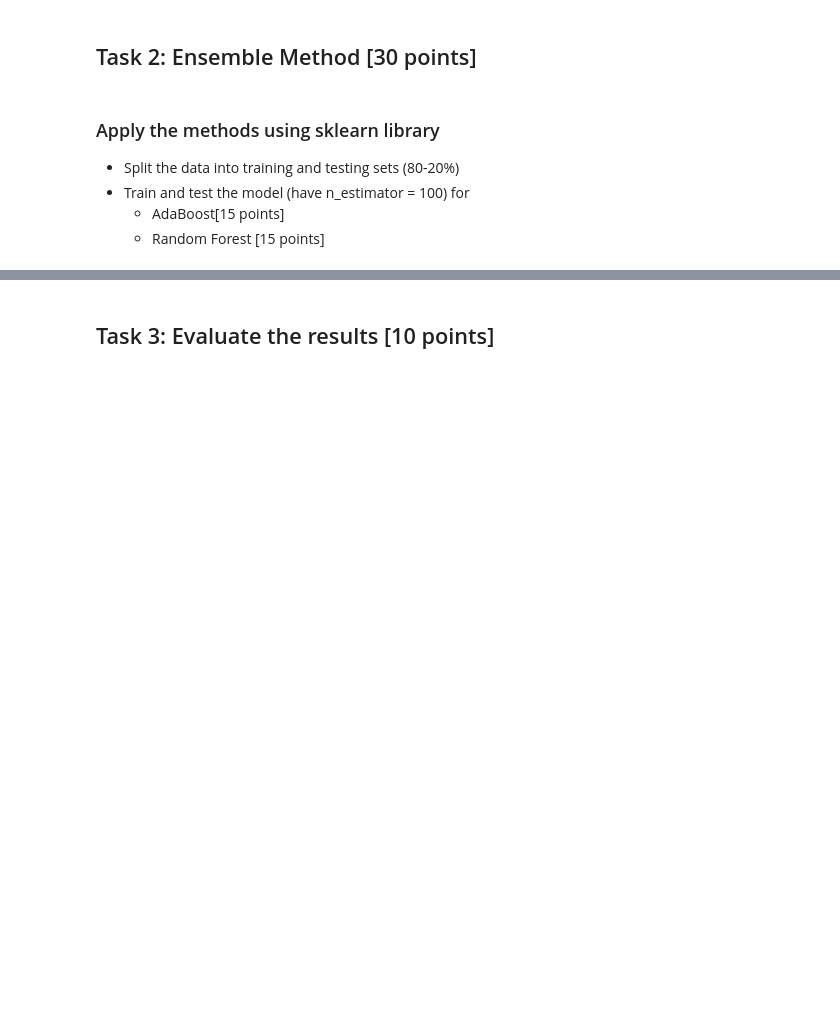
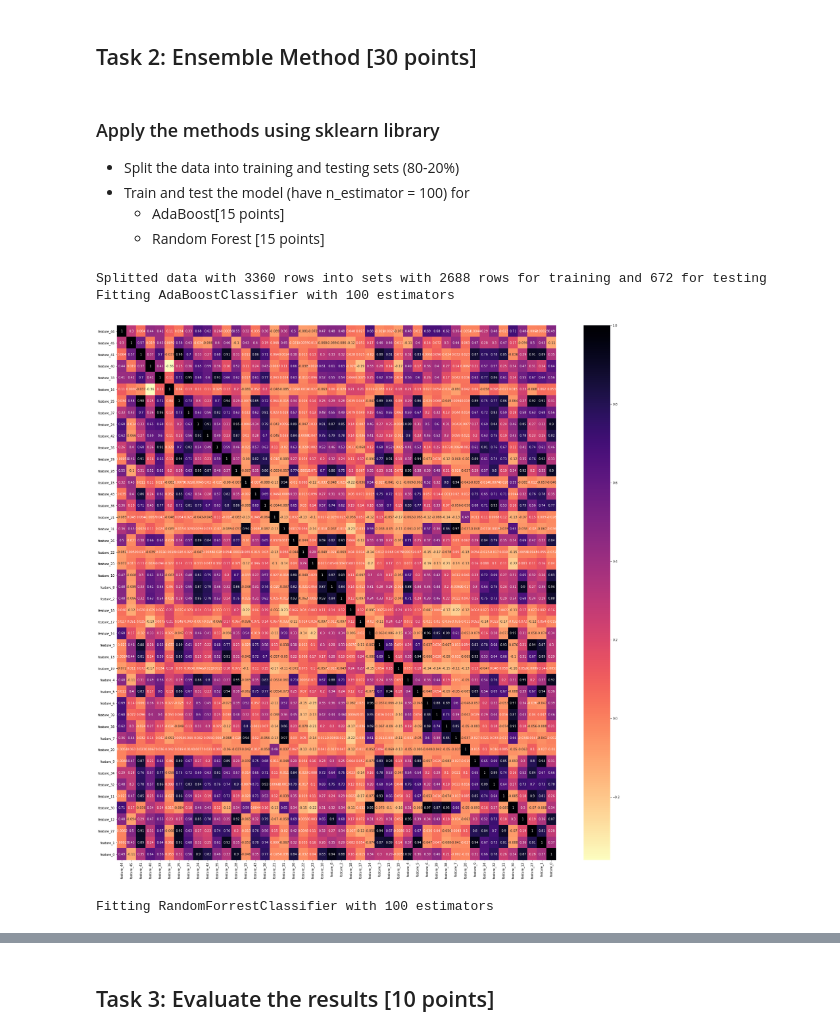
Before and after one commit to malwaru/Awesome-MachineLearning, a Jupyter notebook: ML_Assignment_05/Homework_AdaBoost_RandomForest.ipynb, the cells around one changed output, grey strips where cells are left out. Drawn from its saved outputs; the diff is of its cells as text; code cells hidden in the pictures; blank space fills up the shorter version.

```diff
--- a/ML_Assignment_05/Homework_AdaBoost_RandomForest.ipynb
+++ b/ML_Assignment_05/Homework_AdaBoost_RandomForest.ipynb
@@ -173,0 +168,69 @@ def randomforest(data, label):
+# %%
+from sklearn.model_selection import train_test_split
+from sklearn.ensemble import RandomForestClassifier, AdaBoostClassifier
+from sklearn.base import BaseEstimator
+
+def ada_boost(data: pd.DataFrame,
+              label: pd.DataFrame,
+              *, n_estimators: int = 100,
+              display_weights=True) -> BaseEstimator:
+
+    classifier = AdaBoostClassifier(n_estimators=n_estimators)
+    print(f"Fitting AdaBoostClassifier with {n_estimators} estimators")
+    classifier.fit(data, label.values.ravel())
+
+
+    if display_weights:
+        weights = pd.DataFrame(classifier.feature_importances_)
+        weights.rename(columns = {0: "weight"}, inplace = True)
+        weights.sort_values("weight", inplace=True, ascending=False)
+
+        order = [f"feature_{index}" for index in weights.index]
+
+        plt.figure(figsize=(32,32))
+        correlation = data[order].corr()
+        sns.heatmap(correlation, annot=True, cmap=plt.cm.magma_r)
+        plt.show()
+
+    return classifier
+
+
+def random_forest(data: pd.DataFrame,
+                  label: pd.DataFrame,
+                  *, n_estimators: int = 100,
+                  display_weights=True) -> BaseEstimator:
+
+    classifier = RandomForestClassifier(n_estimators=n_estimators)
+    print(f"Fitting RandomForrestClassifier with {n_estimators} estimators")
+    classifier.fit(data, label.values.ravel())
+
+    if display_weights:
+        weights = pd.DataFrame(classifier.feature_importances_)
+        weights.rename(columns = {0: "weight"}, inplace = True)
+        weights.sort_values("weight", inplace=True, ascending=False)
+
+        order = [f"feature_{index}" for index in weights.index]
+
+        plt.figure(figsize=(32,32))
+        correlation = data[order].corr()
+        sns.heatmap(correlation, annot=True, cmap=plt.cm.magma_r)
+        plt.show()
+
+    return classifier
+
+
+data = df[df.columns[:-3]]
+labels = df[df.columns[-3:-2]]
+
+data_train, data_test, label_train, label_test = train_test_split(data, labels, test_size=0.2, shuffle=True)
+
+print(f"Splitted data with {len(df)} rows into sets with {len(label_train)} rows for training and {len(data_test)} for testing")
+
+
+ab_classifier = ada_boost(data_train, label_train)
+rf_classifier = random_forest(data_train, label_train)
+# %% [output]
+Splitted data with 3360 rows into sets with 2688 rows for training and 672 for testing
+Fitting AdaBoostClassifier with 100 estimators
+[figure, added]
+Fitting RandomForrestClassifier with 100 estimators
```
Also changed, not shown: parts of 8 cells of this notebook.
